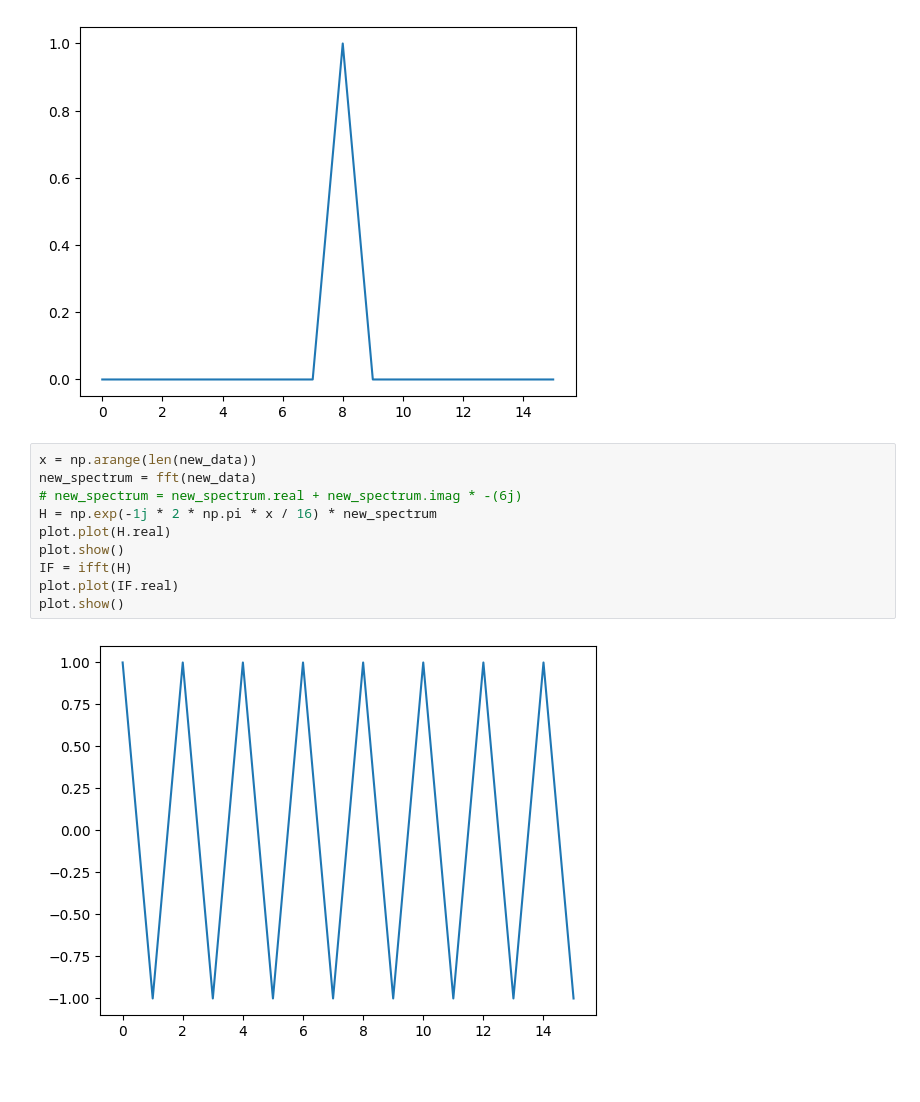
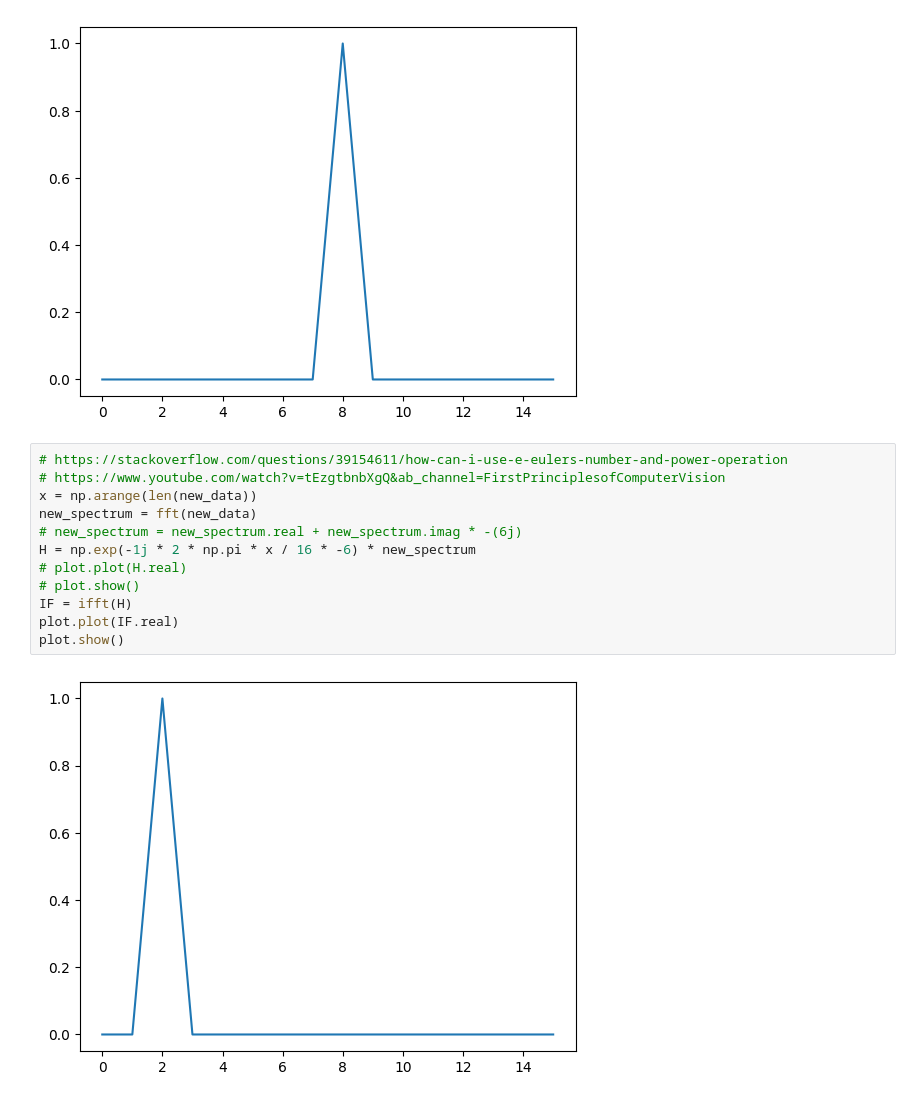
Before and after one commit to re1983/two-dimensional-Fourier-transform, a Jupyter notebook: 1dfft_test.ipynb, the cells around one changed output. Drawn from its saved outputs; the diff is of its cells as text.

```diff
--- a/1dfft_test.ipynb
+++ b/1dfft_test.ipynb
@@ -165,14 +165,16 @@ plot.show()
 [figure]
 [figure]
 # %%
+# https://stackoverflow.com/questions/39154611/how-can-i-use-e-eulers-number-and-power-operation
+# https://www.youtube.com/watch?v=tEzgtbnbXgQ&ab_channel=FirstPrinciplesofComputerVision
 x = np.arange(len(new_data))
 new_spectrum = fft(new_data)
 # new_spectrum = new_spectrum.real + new_spectrum.imag * -(6j)
-H = np.exp(-1j * 2 * np.pi * x / 16) * new_spectrum
-plot.plot(H.real)
-plot.show()
+H = np.exp(-1j * 2 * np.pi * x / 16 * -6) * new_spectrum
+# plot.plot(H.real)
+# plot.show()
 IF = ifft(H)
 plot.plot(IF.real)
 plot.show()
 # %% [output]
-[figure, old version]
+[figure, new version]
```
